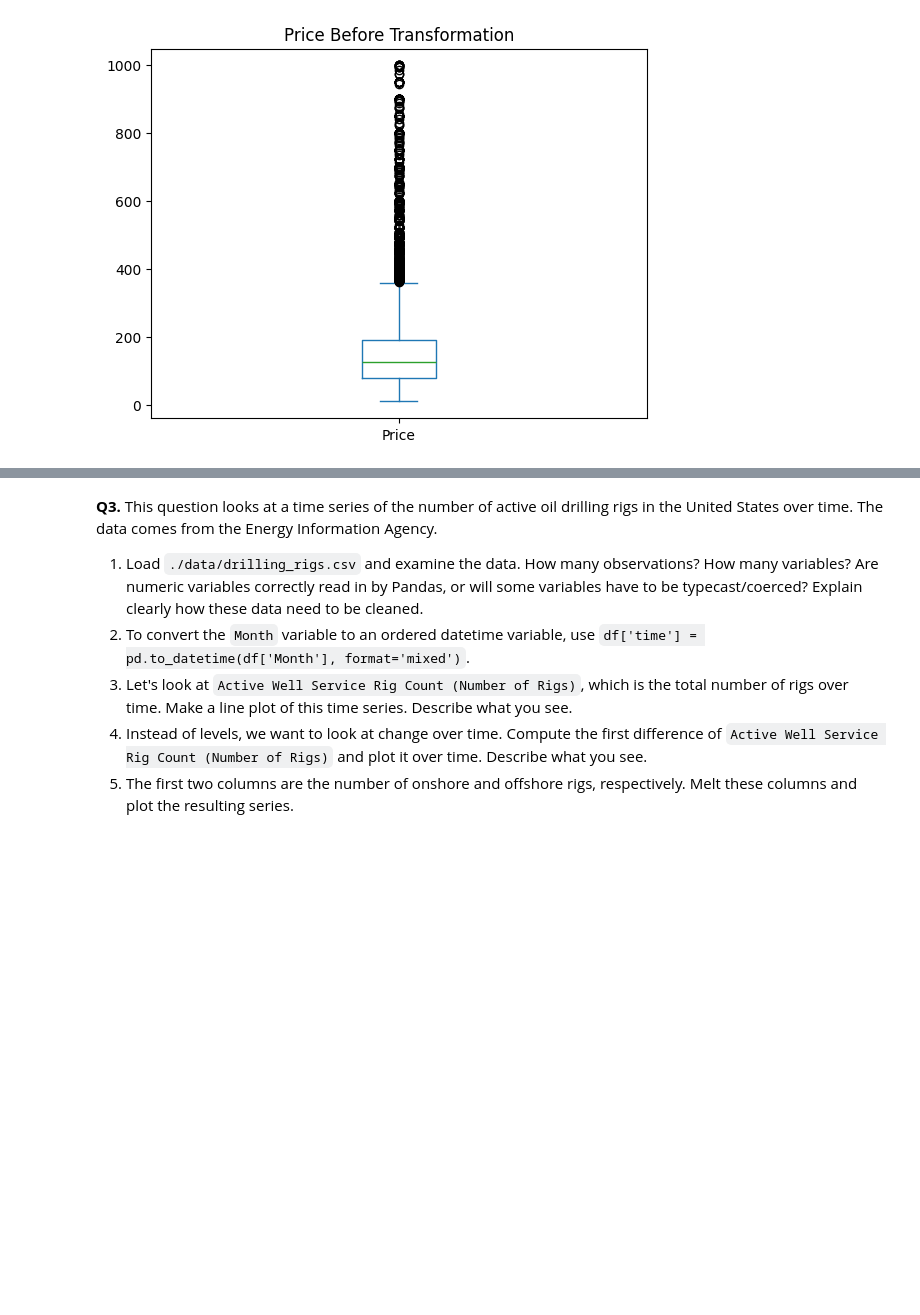
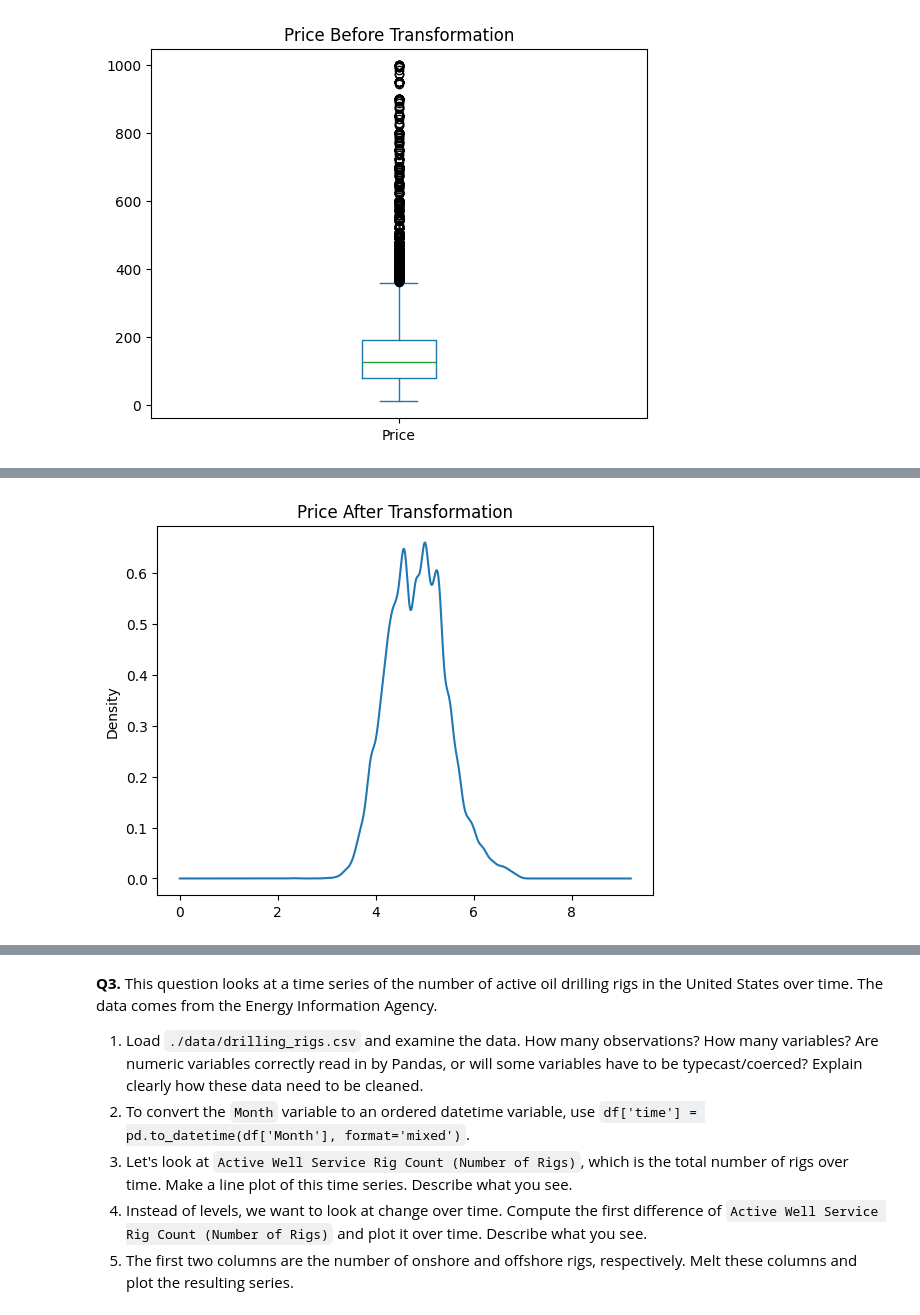
Before and after one commit to eaa3ug/eda_assignment, a Jupyter notebook: assignment.ipynb, the cells around one changed output, grey strips where cells are left out. Drawn from its saved outputs; the diff is of its cells as text; code cells hidden in the pictures; blank space fills up the shorter version.

```diff
--- a/assignment.ipynb
+++ b/assignment.ipynb
@@ -103,0 +126,6 @@ plt.show()
+# %%
+df_airbnb['price_log'].plot.kde()
+plt.title('Price After Transformation')
+plt.show()
+# %% [output]
+[figure, added]
```
Also changed, not shown: parts of 5 cells of this notebook.
